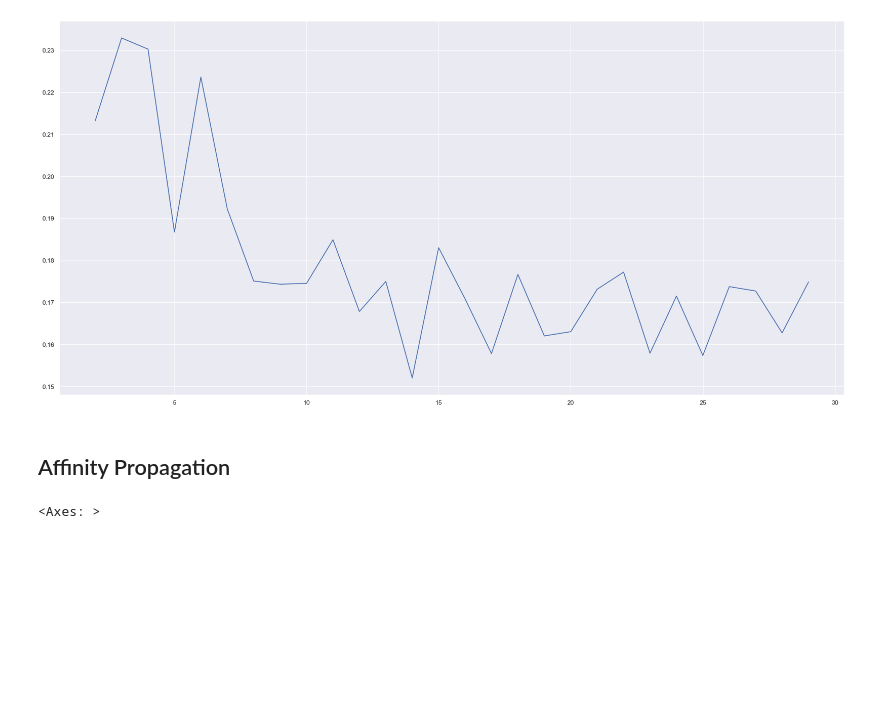
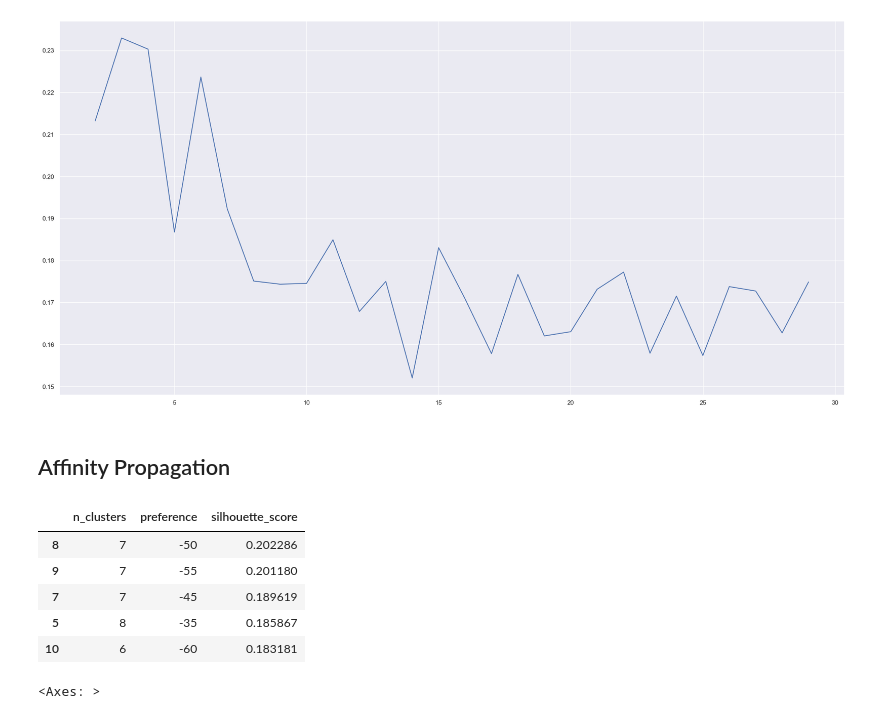
Before and after one commit to Thalesh7991/ensaios-algoritmos-ml, a Jupyter notebook: notebooks/Clusterizacao/Ensaio Clusterizacao.ipynb, the cells around one changed output. Cells and saved outputs as stored; diff of their text form; code cells hidden in the pictures; blank space fills up the shorter version.

Commit message:
Finalização do report de clusterização

```diff
--- a/notebooks/Clusterizacao/Ensaio Clusterizacao.ipynb
+++ b/notebooks/Clusterizacao/Ensaio Clusterizacao.ipynb
@@ -52,7 +52,7 @@ df.shape
 ## KMEANS
 # %%
 k_values = np.arange(2,30,1)
-sil_list = []
+sil_list_kmeans = []
 
 for i in k_values:
     kmeans = KMeans(n_clusters=i, random_state=42)
@@ -60,4 +60,4 @@ for i in k_values:
     kmeans.fit(df)
     clusters = kmeans.predict(df)
 
-    sil_list.append(silhouette_score(df, clusters) )
+    sil_list_kmeans.append(silhouette_score(df, clusters) )
@@ -70,7 +83,7 @@ sns.lineplot(x=k_values, y=sil_list)
 ## Affinity Propagation
 # %%
 preferences_values = np.arange(-10,-80,-5)
-sil_list = []
+sil_list_aff = []
 qtd_clusters = []
 
 for i in preferences_values:
@@ -80,5 +93,19 @@ for i in preferences_values:
 
     clusters = af_model.predict(df)
     qtd_clusters.append(len(np.unique(clusters)))
-    sil_list.append(silhouette_score(df, clusters) )
+    sil_list_aff.append(silhouette_score(df, clusters) )
+# %%
+affinity_report = pd.DataFrame(columns=['n_clusters','preference', 'silhouette_score'])
+
+affinity_report['n_clusters'] = qtd_clusters
+affinity_report['preference'] = preferences_values
+affinity_report['silhouette_score'] = sil_list_aff
+affinity_report.sort_values('silhouette_score', ascending=False).head()
+# %% [output]
+|  | n_clusters | preference | silhouette_score |
+| 8 | 7 | -50 | 0.202286 |
+| 9 | 7 | -55 | 0.201180 |
+| 7 | 7 | -45 | 0.189619 |
+| 5 | 8 | -35 | 0.185867 |
+| 10 | 6 | -60 | 0.183181 |
 # %%
```
Also changed, not shown: parts of 3 cells of this notebook.
